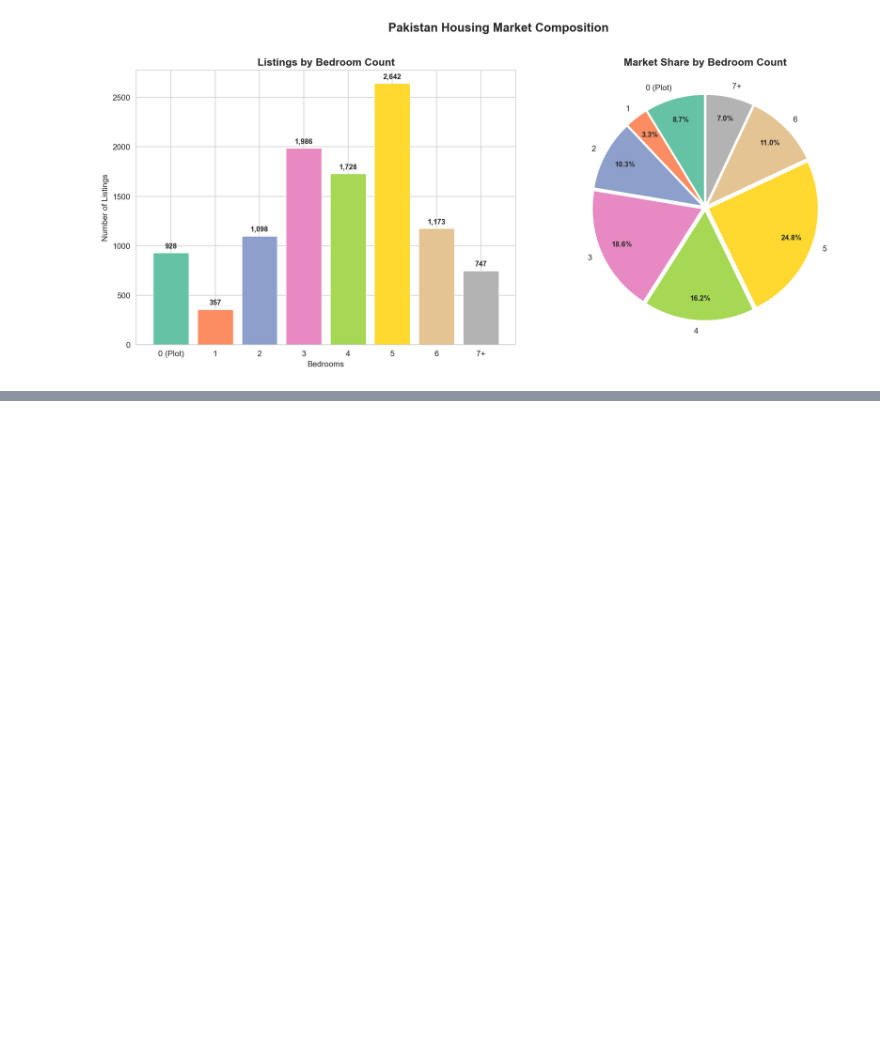
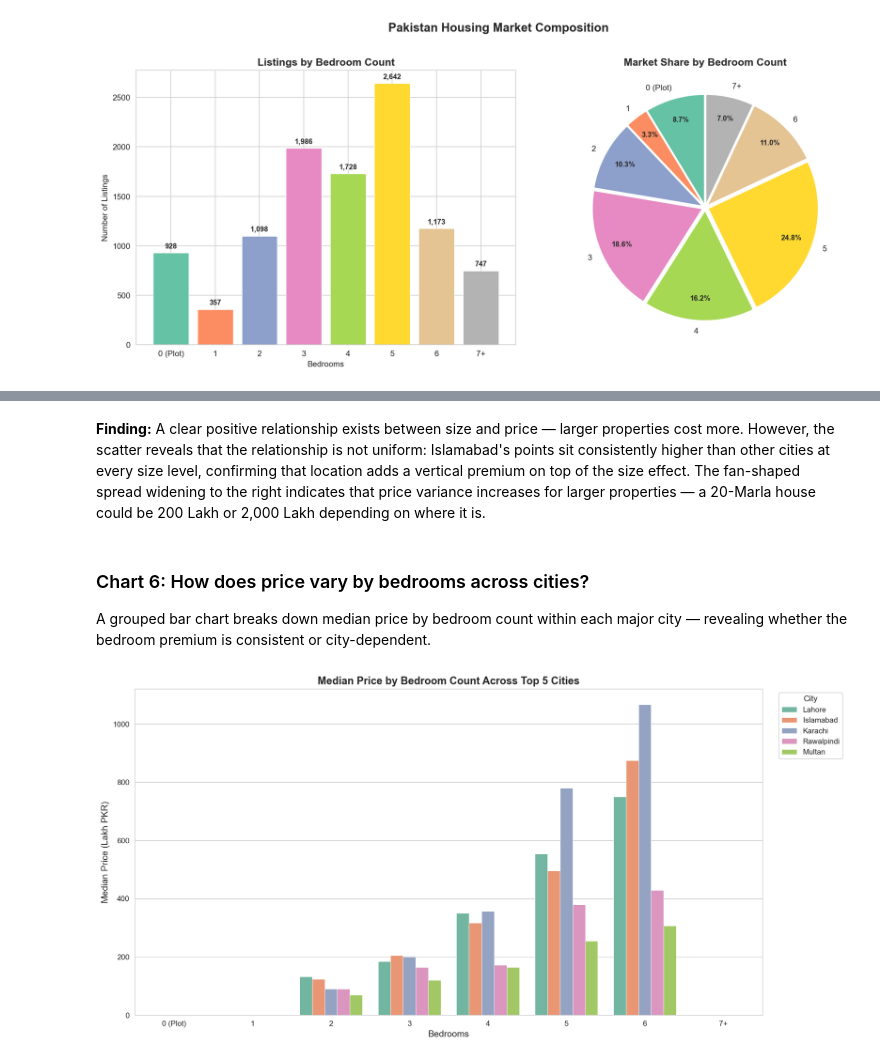
Before and after one commit to TalhaHamdees/pakistan-housing-market-analysis, a Jupyter notebook: notebooks/01_eda_analysis.ipynb, the cells around one changed output, grey strips where cells are left out. Saved outputs shown, nothing was run; the diff lists cells and outputs as text; code cells hidden in the pictures; blank space fills up the shorter version.

```diff
--- a/notebooks/01_eda_analysis.ipynb
+++ b/notebooks/01_eda_analysis.ipynb
@@ -2057,0 +2092,37 @@ plt.show()
+# %% [markdown]
+**Finding:** A clear positive relationship exists between size and price — larger properties cost more. However, the scatter reveals that the relationship is not uniform: Islamabad's points sit consistently higher than other cities at every size level, confirming that location adds a vertical premium on top of the size effect. The fan-shaped spread widening to the right indicates that price variance increases for larger properties — a 20-Marla house could be 200 Lakh or 2,000 Lakh depending on where it is.
+# %% [markdown]
+### Chart 6: How does price vary by bedrooms across cities?
+
+A grouped bar chart breaks down median price by bedroom count within each major city — revealing whether the bedroom premium is consistent or city-dependent.
+# %%
+# Chart 6: Price by Bedrooms — grouped bar chart, colored by city
+# Focus on 2-6 bedrooms (the core residential range) and top 5 cities
+bed_filter = df_clean['bedroom_group'].isin(['2', '3', '4', '5', '6'])
+df_grouped = df_clean[df_clean['city'].isin(top5_cities) & bed_filter]
+
+# Compute median price for each city × bedroom group
+grouped_medians = (df_grouped.groupby(['bedroom_group', 'city'], observed=True)['price_lakh']
+                   .median().reset_index())
+
+# Order cities by overall median price
+city_price_order = (df_grouped.groupby('city', observed=True)['price_lakh']
+                    .median().sort_values(ascending=False).index.tolist())
+
+fig, ax = plt.subplots(figsize=(14, 7))
+sns.barplot(
+    data=grouped_medians, x='bedroom_group', y='price_lakh',
+    hue='city', hue_order=city_price_order,
+    palette='Set2', edgecolor='white', linewidth=0.5, ax=ax
+)
+
+ax.set_title('Median Price by Bedroom Count Across Top 5 Cities', fontsize=14, fontweight='bold')
+ax.set_xlabel('Bedrooms', fontsize=12)
+ax.set_ylabel('Median Price (Lakh PKR)', fontsize=12)
+ax.legend(title='City', fontsize=10, title_fontsize=11, bbox_to_anchor=(1.02, 1), loc='upper left')
+
+plt.tight_layout()
+plt.savefig('../images/chart6_price_by_bedrooms_city.png', dpi=150, bbox_inches='tight')
+plt.show()
+# %% [output]
+[figure, added]
```
Also changed, not shown: parts of 77 cells of this notebook, 4 other files.
